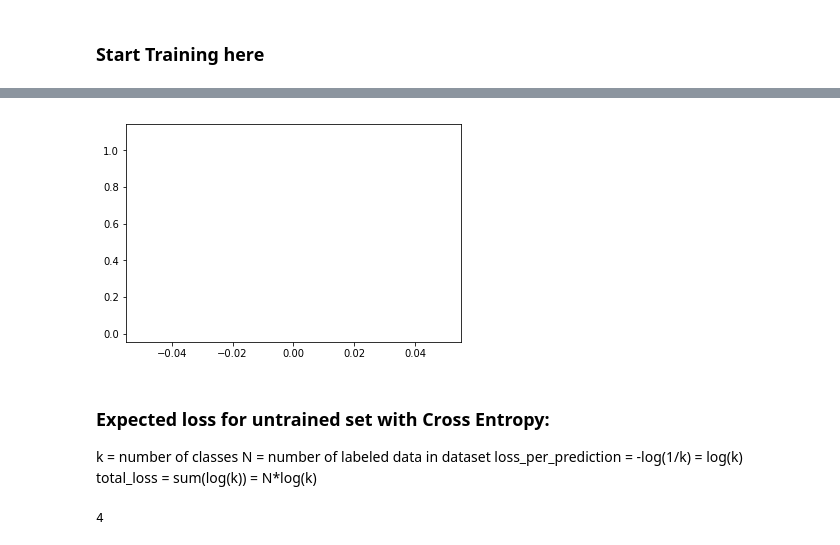
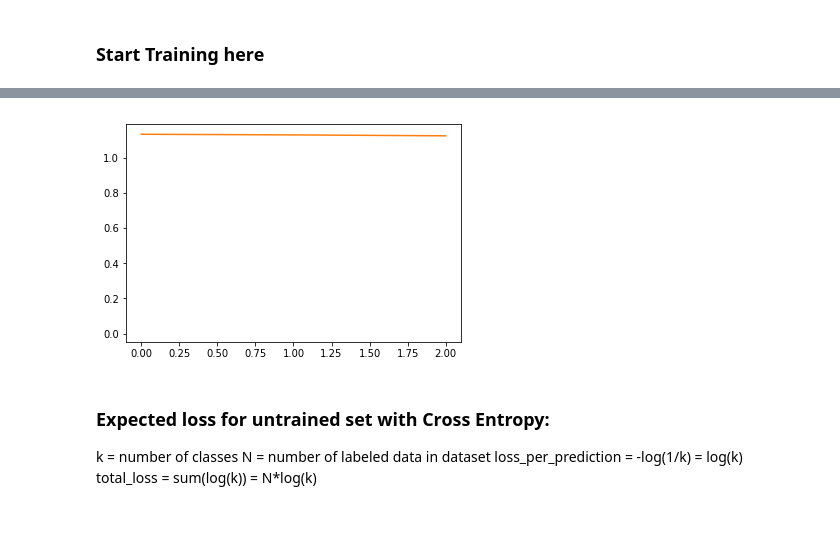
Before and after one commit to ronh-at-kit/gait_project, a Jupyter notebook: notebooks/M_flows_large_test.ipynb, the cells around one changed output, grey strips where cells are left out. Drawn from its saved outputs; the diff is of its cells as text; code cells hidden in the pictures.

Commit message:
Plots and file dump added
File dump in folder with name including important information

```diff
--- a/notebooks/M_flows_large_test.ipynb
+++ b/notebooks/M_flows_large_test.ipynb
@@ -16,7 +16,7 @@ RGB_CHANNELS = 3
 TIMESTEPS = 10 # size videos
 BATCH_SIZE = 4 #until now just batch_size = 1
 
-NR_EPOCHS = 1
+NR_EPOCHS = 3
 
 VALIDATION_SPLIT = 0.2 #indicated ratio of training to validation data: 0.2 -> 20% VALIDATION data
 RANDOMIZED_SEED = 20
@@ -219,7 +219,9 @@ cpu
 # %% [markdown]
 ### Test set and evaluate computing time etc.
 # %%
-start_time = time.time()
+#PREPARATION FOR TRAINING
+loss_array = []
+learning_rate_array = []
 
 print('Start training...')
 print("Expected loss with {} different classes and {} data elements: {}".format(3, len(dataset)-split, (len(dataset)-split)*np.log(3)))
@@ -247,6 +249,8 @@ optimizer.step()
 
 running_loss += loss.data.item()
 elapsed_time = time.time() - start_time;
+loss_array.append(running_loss)
+learning_rate_array.append(learning_rate)
 print("Loss:{}, expected loss:{}".format(running_loss, np.log(3)))
 print("Time needed:{}s".format(elapsed_time))
 print("Expected loss for total training data: ", (len(dataset)-split)*np.log(3))
@@ -316,7 +322,7 @@ print("Expected loss:{}, last loss:{}".format((len(dataset)-split)*np.log(3),los
 print("Batch size:", BATCH_SIZE)
 print("Sequence length:",TIMESTEPS)
 print("Total epochs learnt:", len(loss_array))
-plt.plot(learning_rate)
+plt.plot(learning_rate_array)
 plt.plot(loss_array)
 test_all_preds(test_net)
 # %% [output]
@@ -327,14 +333,10 @@ Total epochs learnt: 1
 Start testing...
 Accuracy 35.00%
 ...testing finished
-[figure, old version]
+[figure, new version]
 # %% [markdown]
 ### Expected loss for untrained set with Cross Entropy:
 k = number of classes
 N = number of labeled data in dataset
 loss_per_prediction = -log(1/k) = log(k)
 total_loss = sum(log(k)) = N*log(k)
-# %%
-len(dataset)-split
-# %% [output]
-4
```
Also changed, not shown: parts of 5 cells of this notebook.
